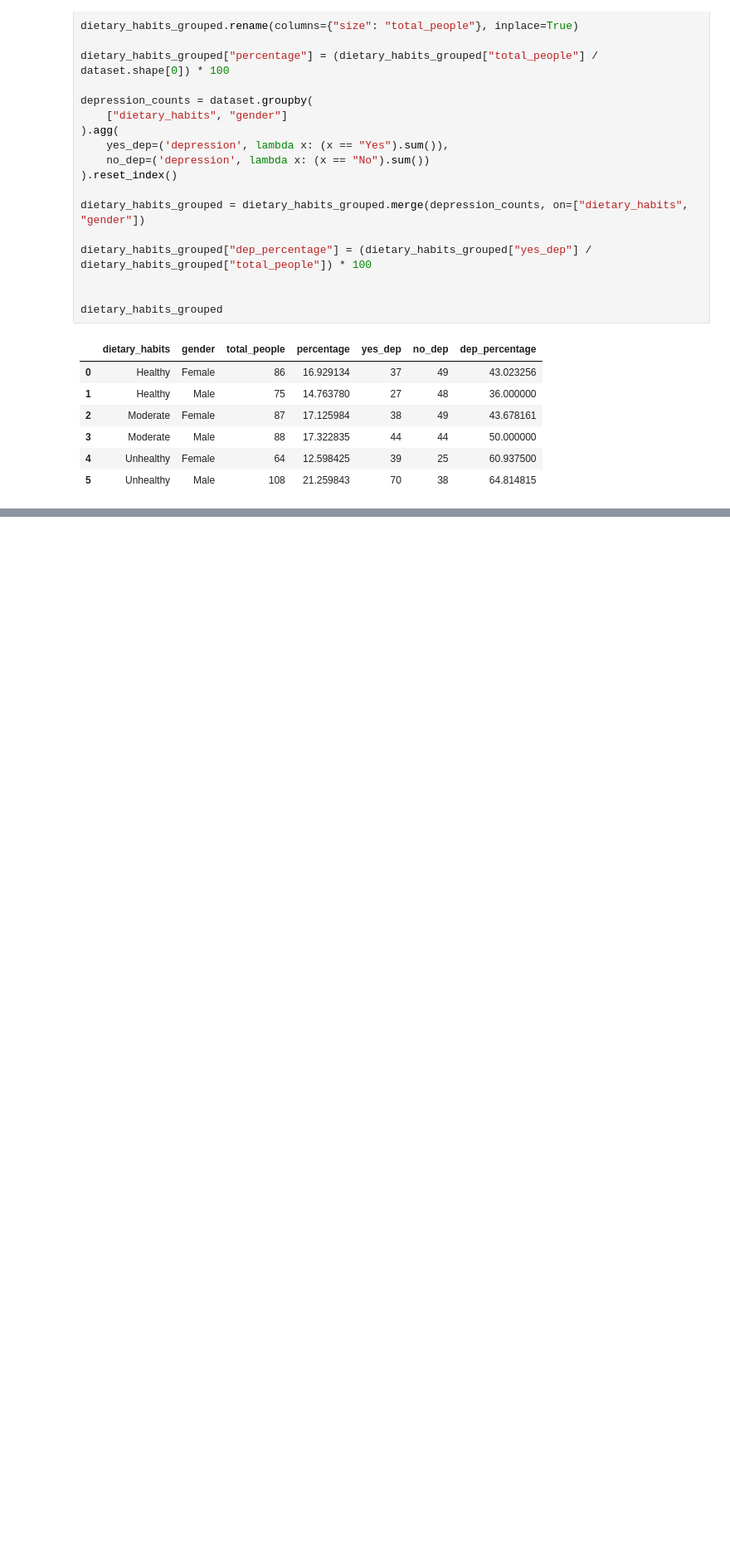
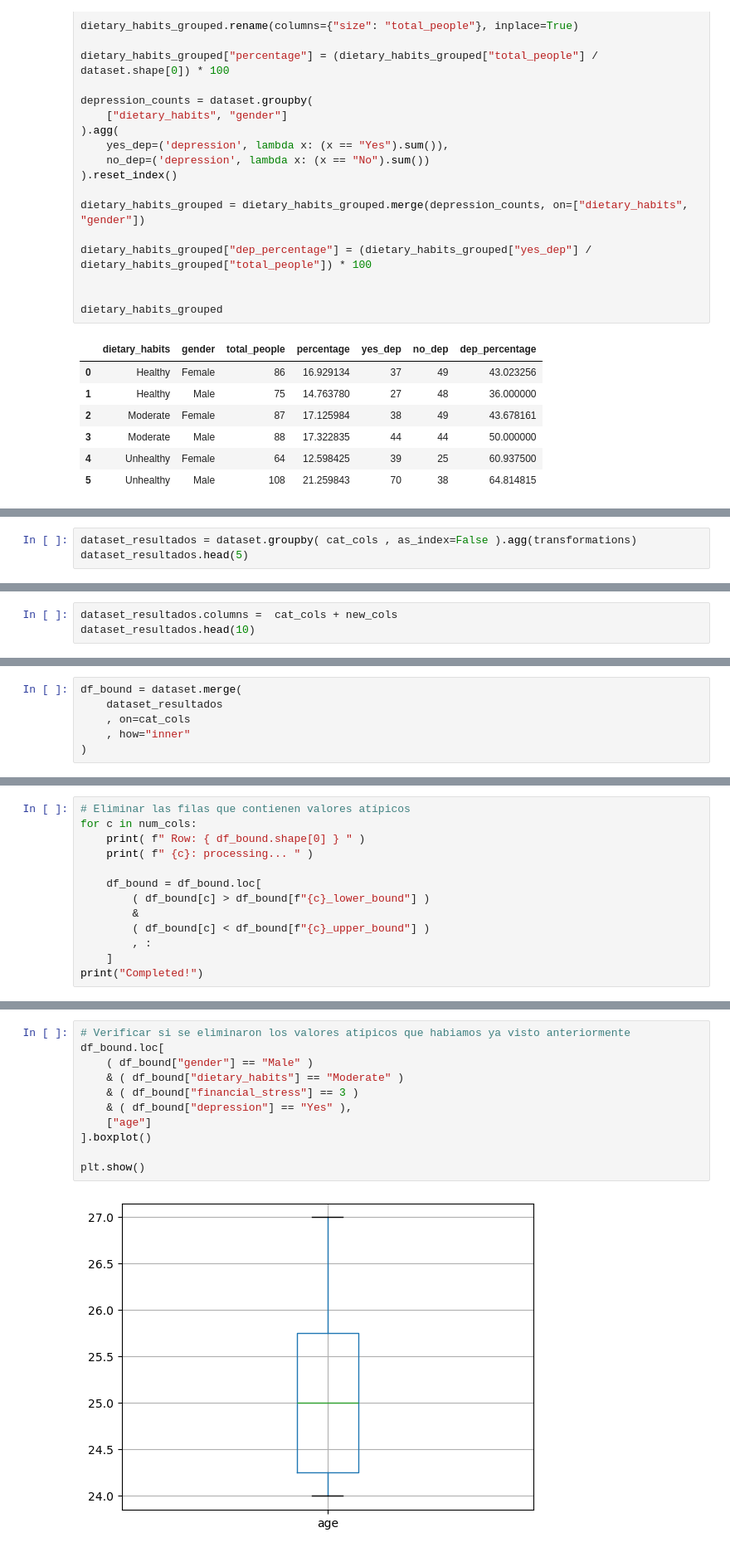
Before and after one commit to GalletaOreo98/Data-Science, a Jupyter notebook: EDA Students Depression/eda_students_depression.ipynb, the cells around one changed output, grey strips where cells are left out. Shown at 83% size. Drawn from its saved outputs; the diff is of its cells as text; blank space fills up the shorter version.

```diff
--- a/EDA Students Depression/eda_students_depression.ipynb
+++ b/EDA Students Depression/eda_students_depression.ipynb
@@ -200,0 +319,3 @@ dietary_habits_grouped
+# %%
+dataset_resultados = dataset.groupby( cat_cols , as_index=False ).agg(transformations)
+dataset_resultados.head(5)
@@ -200,0 +330,3 @@ dietary_habits_grouped
+# %%
+dataset_resultados.columns =  cat_cols + new_cols
+dataset_resultados.head(10)
@@ -200,0 +361,6 @@ dietary_habits_grouped
+# %%
+df_bound = dataset.merge(
+    dataset_resultados
+    , on=cat_cols
+    , how="inner"
+)
@@ -200,0 +416,13 @@ dietary_habits_grouped
+# %%
+# Eliminar las filas que contienen valores atípicos
+for c in num_cols:
+    print( f" Row: { df_bound.shape[0] } " )
+    print( f" {c}: processing... " )
+
+    df_bound = df_bound.loc[
+        ( df_bound[c] > df_bound[f"{c}_lower_bound"] )
+        &
+        ( df_bound[c] < df_bound[f"{c}_upper_bound"] )
+        , :
+    ]
+print("Completed!")
@@ -200,0 +440,13 @@ dietary_habits_grouped
+# %%
+# Verificar si se eliminaron los valores atípicos que habiamos ya visto anteriormente
+df_bound.loc[
+    ( df_bound["gender"] == "Male" )
+    & ( df_bound["dietary_habits"] == "Moderate" )
+    & ( df_bound["financial_stress"] == 3 )
+    & ( df_bound["depression"] == "Yes" ),
+    ["age"]
+].boxplot()
+
+plt.show()
+# %% [output]
+[figure, added]
```
Also changed, not shown: parts of 36 cells of this notebook.
